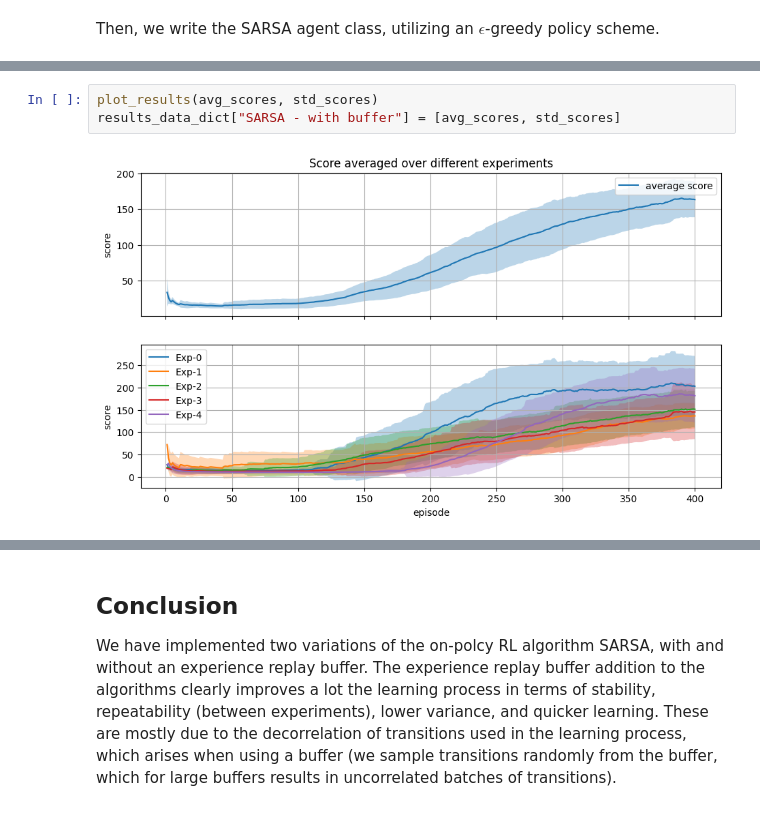
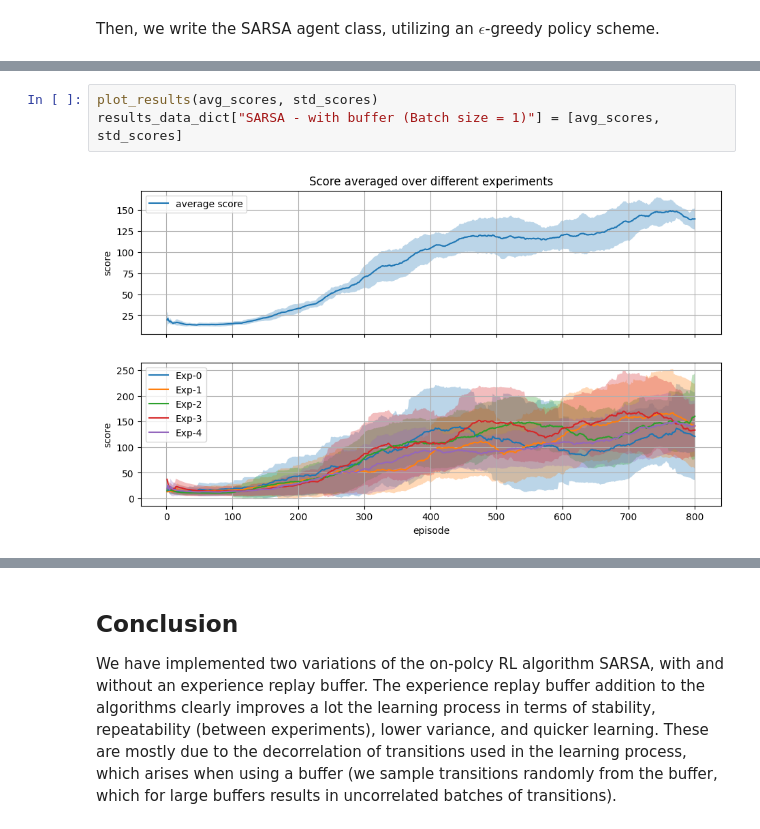
Before and after one commit to RoyElkabetz/rl_algorithms, a Jupyter notebook: notebooks/SARSA.ipynb, the cells around one changed output, grey strips where cells are left out. Drawn from its saved outputs; the diff is of its cells as text.

```diff
--- a/notebooks/SARSA.ipynb
+++ b/notebooks/SARSA.ipynb
@@ -471,5 +475,5 @@ Replay Buffer Reset...
-# %%
-plot_results(avg_scores, std_scores)
-results_data_dict["SARSA - with buffer"] = [avg_scores, std_scores]
-# %% [output]
-[figure, old version]
+# %%
+plot_results(avg_scores, std_scores)
+results_data_dict["SARSA - with buffer (Batch size = 1)"] = [avg_scores, std_scores]
+# %% [output]
+[figure, added]
```
Also changed, not shown: parts of 18 cells of this notebook, 1 other file.
